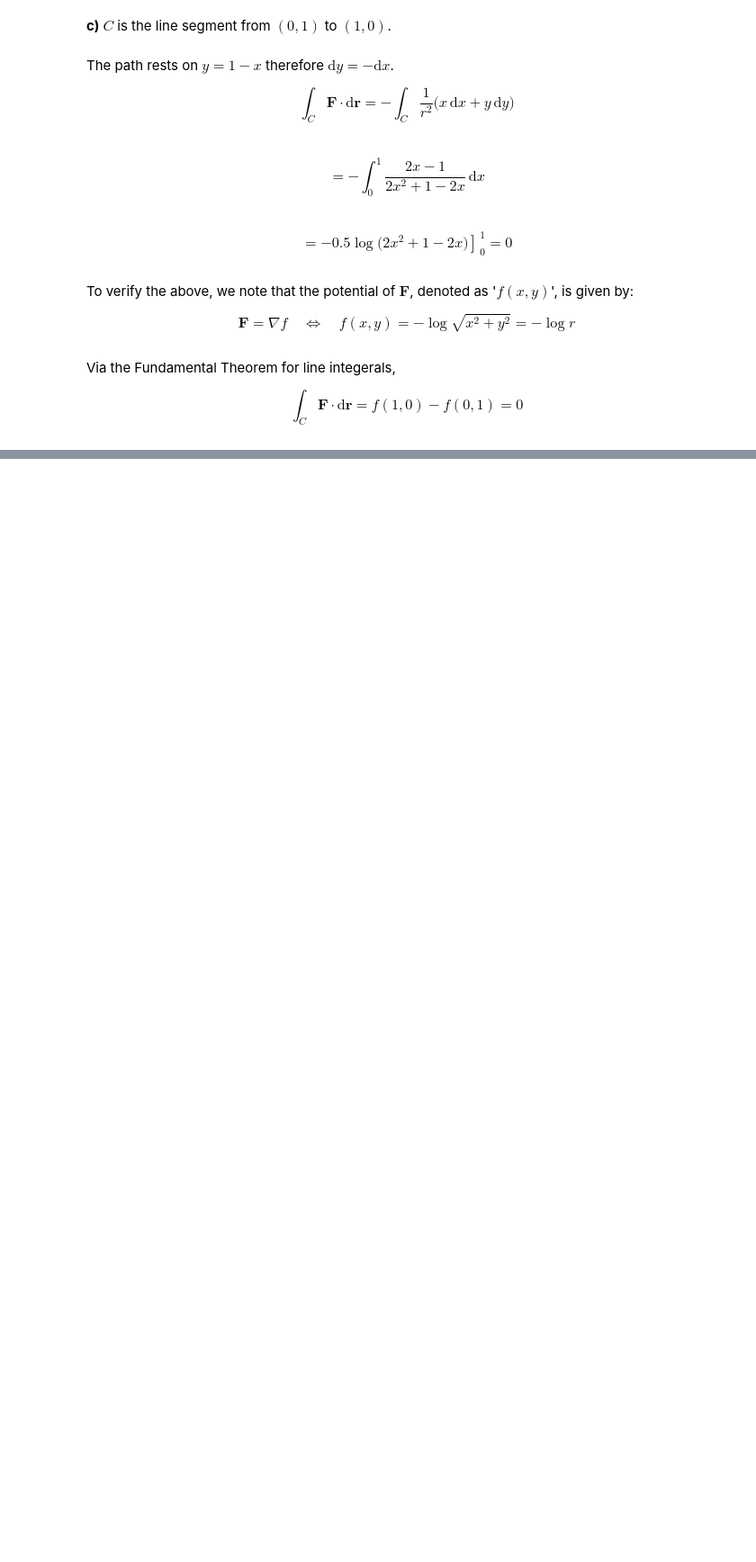
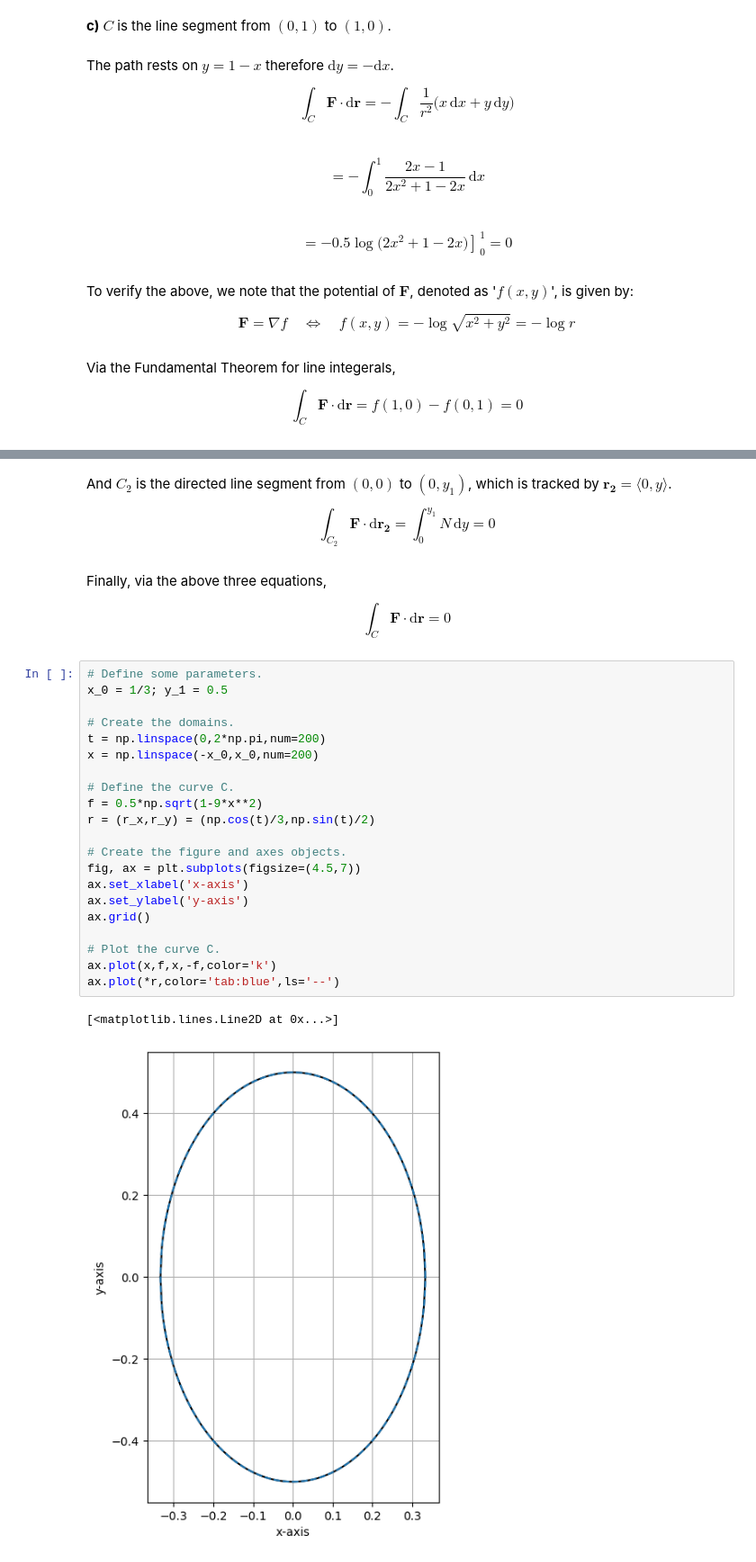
Before and after one commit to jordandll/MultivariableCalculus, a Jupyter notebook: DoubleIntegrals/VectorFields/PSet/pset8-part2.ipynb, the cells around one changed output, grey strips where cells are left out. Shown: that part at 90% size. Drawn from its saved outputs; the diff is of its cells as text; blank space fills up the shorter version.

```diff
--- a/DoubleIntegrals/VectorFields/PSet/pset8-part2.ipynb
+++ b/DoubleIntegrals/VectorFields/PSet/pset8-part2.ipynb
@@ -95,0 +169,32 @@ $$ \int_C\mathbf{F}\cdot\mathrm{d}\mathbf{r} = f(1,0) - f(0,1) = 0$$
+# %% [markdown]
+And $C_2$ is the directed line segment from $(0,0)$ to $(0,y_1)$, which is tracked by $\mathbf{r_2} = \langle 0,y\rangle$.
+
+$$ \int_{C_2}\mathbf{F}\cdot\mathrm{d}\mathbf{r_2} = \int_0^{y_1} N\,\mathrm{d}y = 0$$
+# %% [markdown]
+Finally, via the above three equations,
+
+$$ \int_C\mathbf{F}\cdot\mathrm{d}\mathbf{r} = 0$$
+# %%
+# Define some parameters.
+x_0 = 1/3; y_1 = 0.5
+
+# Create the domains.
+t = np.linspace(0,2*np.pi,num=200)
+x = np.linspace(-x_0,x_0,num=200)
+
+# Define the curve C.
+f = 0.5*np.sqrt(1-9*x**2)
+r = (r_x,r_y) = (np.cos(t)/3,np.sin(t)/2)
+
+# Create the figure and axes objects.
+fig, ax = plt.subplots(figsize=(4.5,7))
+ax.set_xlabel('x-axis')
+ax.set_ylabel('y-axis')
+ax.grid()
+
+# Plot the curve C.
+ax.plot(x,f,x,-f,color='k')
+ax.plot(*r,color='tab:blue',ls='--')
+# %% [output]
+[<matplotlib.lines.Line2D at 0x...>]
+[figure, added]
```
Also changed, not shown: parts of 35 cells of this notebook.
